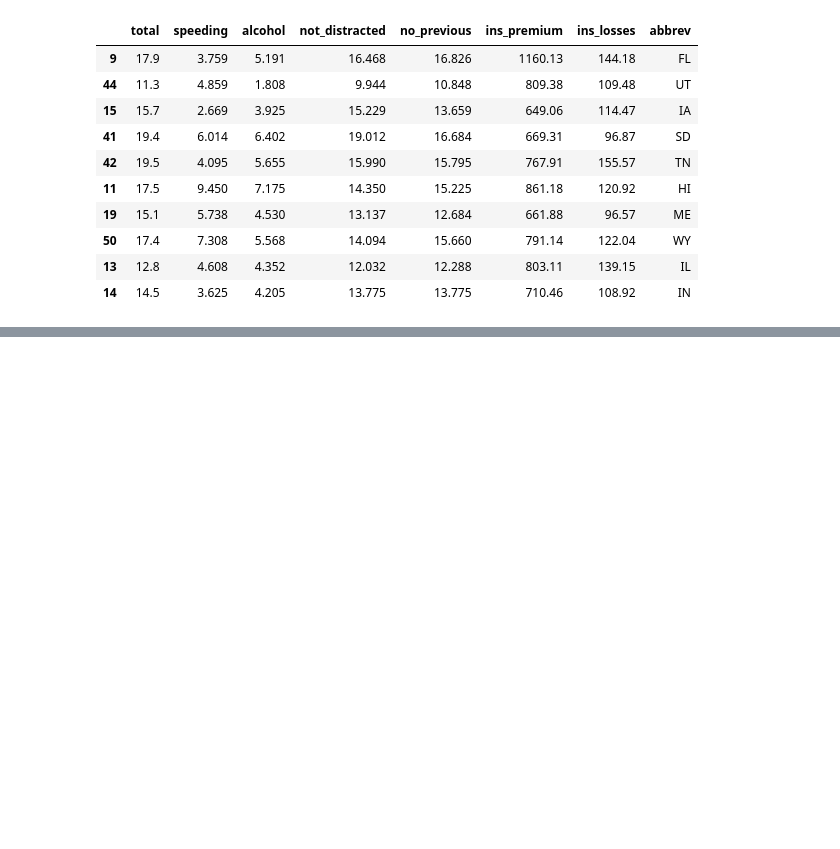
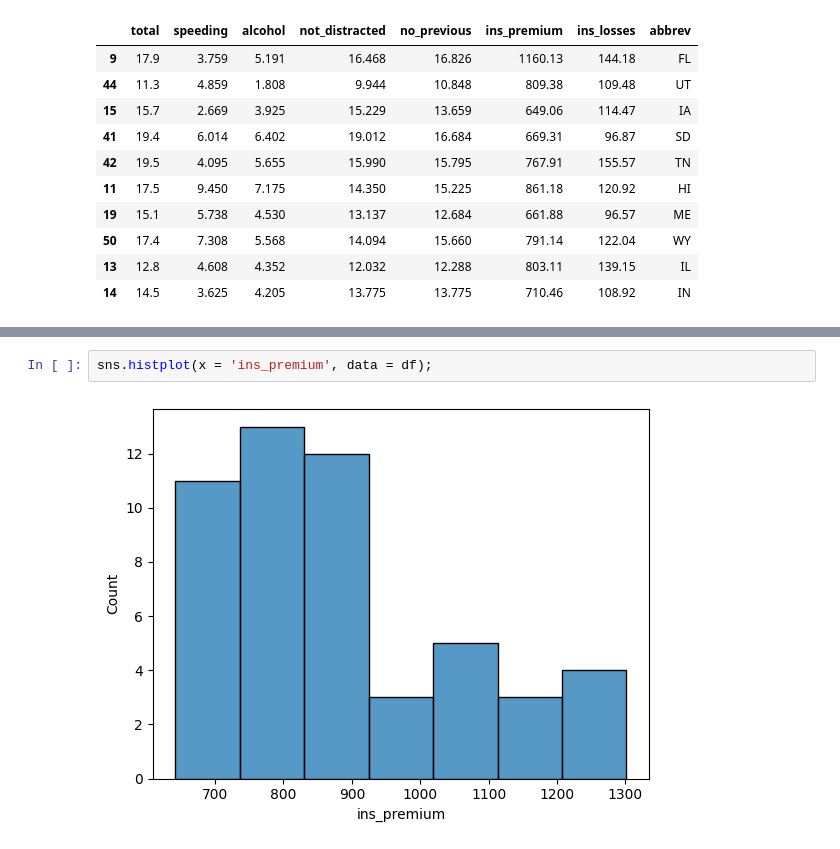
Before and after one commit to safiyeolgun/DA-STATS, a Jupyter notebook: car_crashes.ipynb, the cells around one changed output, grey strips where cells are left out. Cells and saved outputs as stored; diff of their text form; blank space fills up the shorter version.

```diff
--- a/car_crashes.ipynb
+++ b/car_crashes.ipynb
@@ -58,0 +139,4 @@ df.sample(10)
+# %%
+sns.histplot(x = 'ins_premium', data = df);
+# %% [output]
+[figure, added]
```
Also changed, not shown: parts of 12 cells of this notebook.
